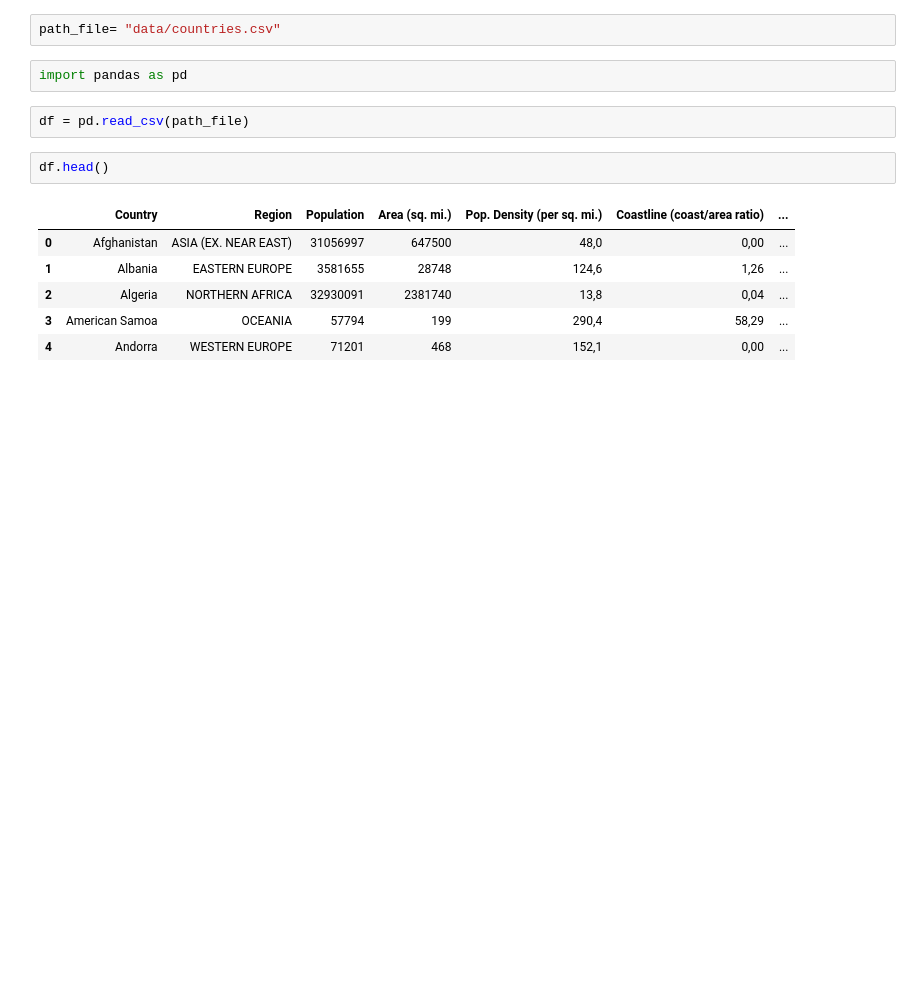
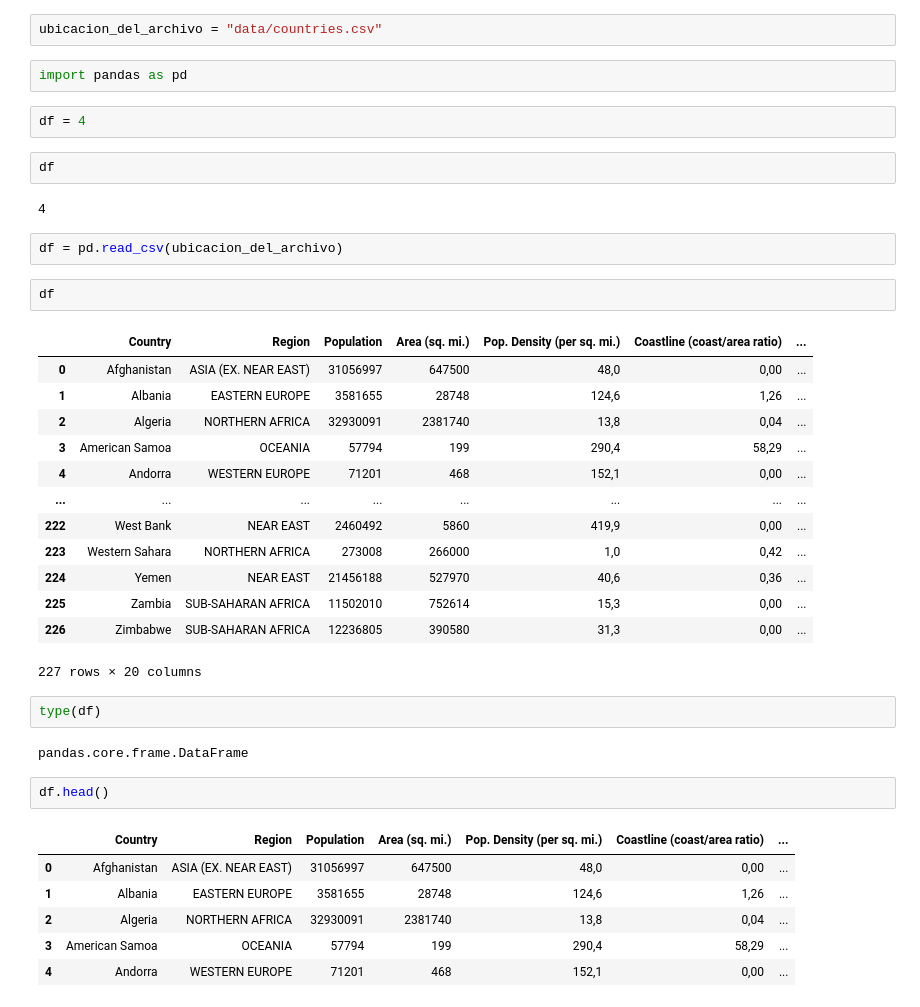
Before and after one commit to tomascony99/UCEMA, a Jupyter notebook: 03-pandas/03_00_0_teoria.ipynb, the cells around one changed output. Saved outputs shown, nothing was run; the diff lists cells and outputs as text; blank space fills up the shorter version.

```diff
--- a/03-pandas/03_00_0_teoria.ipynb
+++ b/03-pandas/03_00_0_teoria.ipynb
@@ -13,9 +13,35 @@ countries.csv      spam.csv           ventas_comercial
 # %%
-path_file= "data/countries.csv"
+ubicacion_del_archivo = "data/countries.csv"
 # %%
 import pandas as pd
+# %%
+df = 4
+# %%
+df
+# %% [output]
+4
 # %%
-df = pd.read_csv(path_file)
+df = pd.read_csv(ubicacion_del_archivo)
+# %%
+df
+# %% [output]
+|  | Country | Region | Population | Area (sq. mi.) | Pop. Density (per sq. mi.) | Coastline (coast/area ratio) | ... |
+| 0 | Afghanistan | ASIA (EX. NEAR EAST) | 31056997 | 647500 | 48,0 | 0,00 | ... |
+| 1 | Albania | EASTERN EUROPE | 3581655 | 28748 | 124,6 | 1,26 | ... |
+| 2 | Algeria | NORTHERN AFRICA | 32930091 | 2381740 | 13,8 | 0,04 | ... |
+| 3 | American Samoa | OCEANIA | 57794 | 199 | 290,4 | 58,29 | ... |
+| 4 | Andorra | WESTERN EUROPE | 71201 | 468 | 152,1 | 0,00 | ... |
+| ... | ... | ... | ... | ... | ... | ... | ... |
+| 222 | West Bank | NEAR EAST | 2460492 | 5860 | 419,9 | 0,00 | ... |
+| 223 | Western Sahara | NORTHERN AFRICA | 273008 | 266000 | 1,0 | 0,42 | ... |
+| 224 | Yemen | NEAR EAST | 21456188 | 527970 | 40,6 | 0,36 | ... |
+| 225 | Zambia | SUB-SAHARAN AFRICA | 11502010 | 752614 | 15,3 | 0,00 | ... |
+| 226 | Zimbabwe | SUB-SAHARAN AFRICA | 12236805 | 390580 | 31,3 | 0,00 | ... |
+227 rows × 20 columns
+# %%
+type(df)
+# %% [output]
+pandas.core.frame.DataFrame
 # %%
 df.head()
 # %% [output]
```
Also changed, not shown: parts of 27 cells of this notebook, 3 other files.
